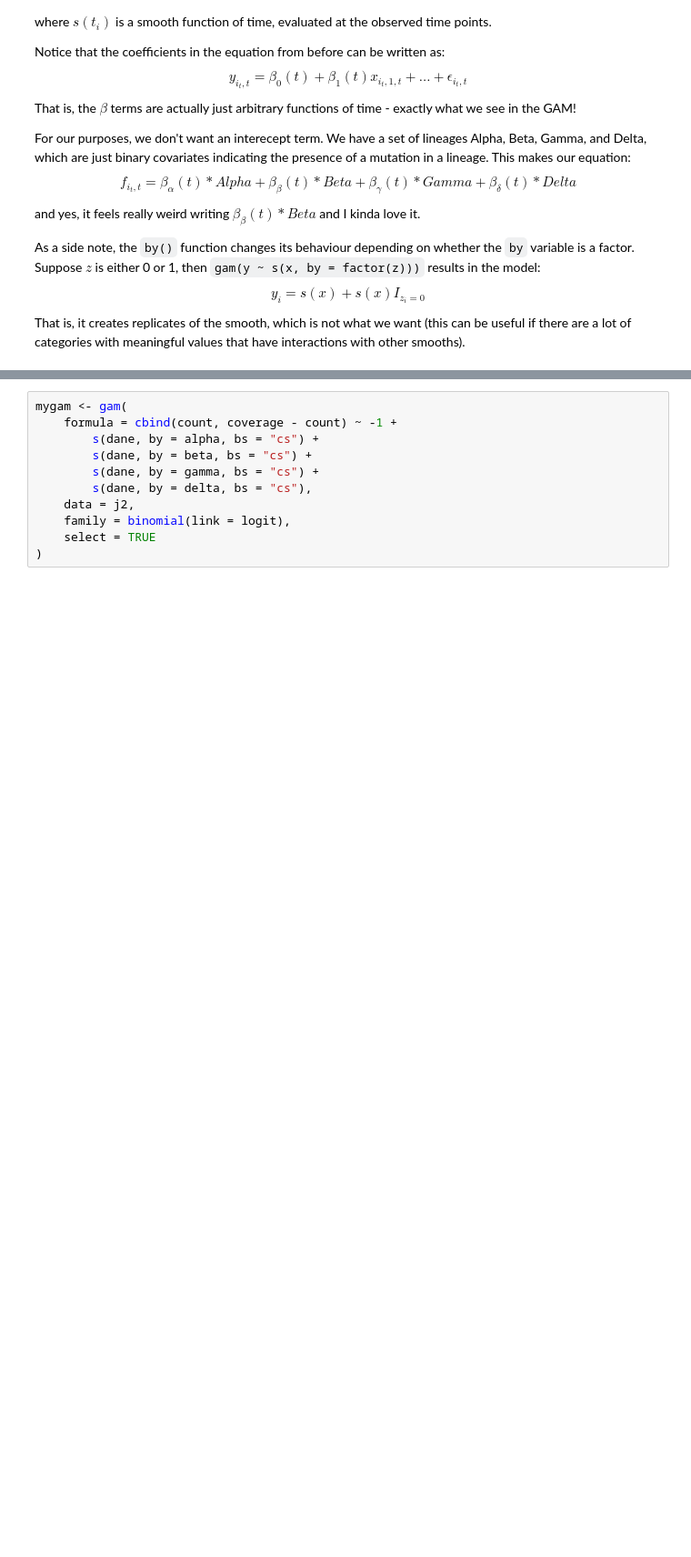
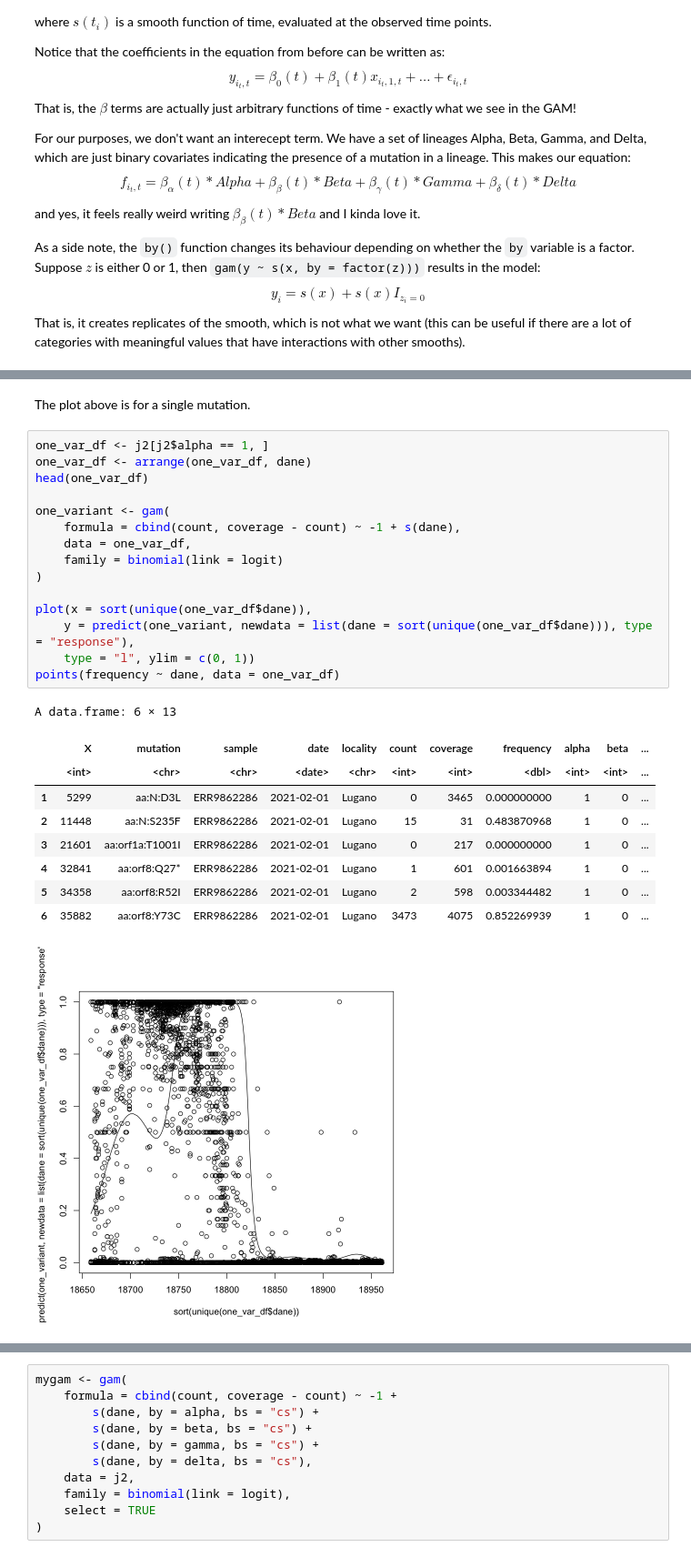
Before and after one commit to DASL-Lab/lineage-proportion-estimators, a Jupyter notebook: notebooks/varying-coefficient-model.ipynb, the cells around one changed output, grey strips where cells are left out. Shown at 91% size. Drawn from its saved outputs; the diff is of its cells as text; blank space fills up the shorter version.

```diff
--- a/notebooks/varying-coefficient-model.ipynb
+++ b/notebooks/varying-coefficient-model.ipynb
@@ -148,0 +175,28 @@ Let's do it!
+# %% [markdown]
+The plot above is for a single mutation.
+# %%
+one_var_df <- j2[j2$alpha == 1, ]
+one_var_df <- arrange(one_var_df, dane)
+head(one_var_df)
+
+one_variant <- gam(
+    formula = cbind(count, coverage - count) ~ -1 + s(dane),
+    data = one_var_df,
+    family = binomial(link = logit)
+)
+
+plot(x = sort(unique(one_var_df$dane)),
+    y = predict(one_variant, newdata = list(dane = sort(unique(one_var_df$dane))), type = "response"),
+    type = "l", ylim = c(0, 1))
+points(frequency ~ dane, data = one_var_df)
+# %% [output]
+A data.frame: 6 × 13
+|  | X | mutation | sample | date | locality | count | coverage | frequency | alpha | beta | ... |
+|  | <int> | <chr> | <chr> | <date> | <chr> | <int> | <int> | <dbl> | <int> | <int> | ... |
+| 1 | 5299 | aa:N:D3L | ERR9862286 | 2021-02-01 | Lugano | 0 | 3465 | 0.000000000 | 1 | 0 | ... |
+| 2 | 11448 | aa:N:S235F | ERR9862286 | 2021-02-01 | Lugano | 15 | 31 | 0.483870968 | 1 | 0 | ... |
+| 3 | 21601 | aa:orf1a:T1001I | ERR9862286 | 2021-02-01 | Lugano | 0 | 217 | 0.000000000 | 1 | 0 | ... |
+| 4 | 32841 | aa:orf8:Q27* | ERR9862286 | 2021-02-01 | Lugano | 1 | 601 | 0.001663894 | 1 | 0 | ... |
+| 5 | 34358 | aa:orf8:R52I | ERR9862286 | 2021-02-01 | Lugano | 2 | 598 | 0.003344482 | 1 | 0 | ... |
+| 6 | 35882 | aa:orf8:Y73C | ERR9862286 | 2021-02-01 | Lugano | 3473 | 4075 | 0.852269939 | 1 | 0 | ... |
+[figure, added]
```
Also changed, not shown: parts of 4 cells of this notebook.
